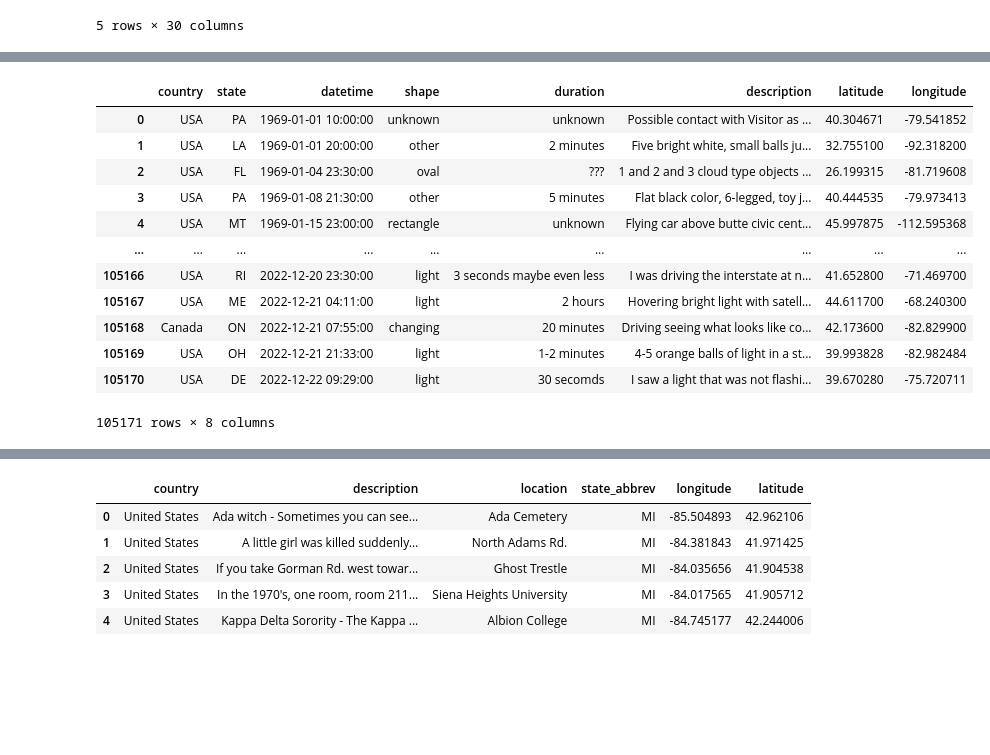
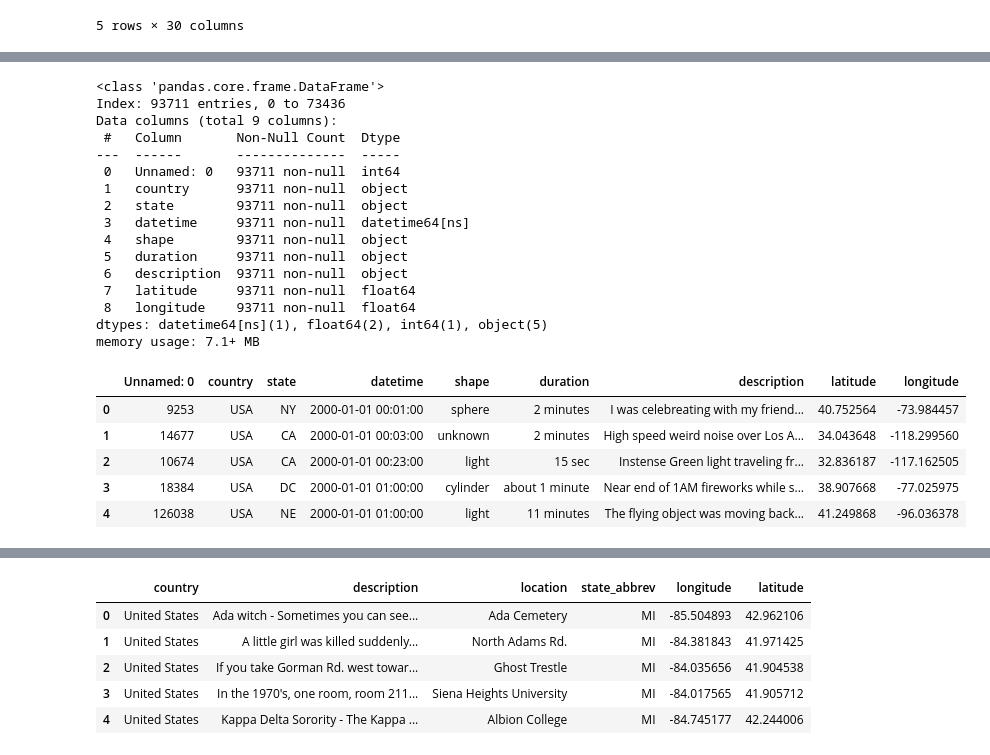
Before and after one commit to Morgen-Henry/supernatural_map, a Jupyter notebook: Data Cleaning/datacleaning.ipynb, the cells around one changed output, grey strips where cells are left out. Drawn from its saved outputs; the diff is of its cells as text; code cells hidden in the pictures; blank space fills up the shorter version.

Commit message:
updated ufo source code and fixed data cleaning notebook

```diff
--- a/Data Cleaning/datacleaning.ipynb
+++ b/Data Cleaning/datacleaning.ipynb
@@ -150,0 +162,4 @@ ufoReports.to_pickle("..//Data Cleaning/resources/uncleaned data/uncleanedUFO.pk
+# %%
+ufo_mid = pd.read_csv("..//Data Cleaning/resources/uncleaned data/timothyrenner-ufo-sightings/ufoMiddle.csv")
+ufo_Middle = pd.DataFrame(ufo_mid)
+ufo_Middle.head()
@@ -150,0 +175,4 @@ ufoReports.to_pickle("..//Data Cleaning/resources/uncleaned data/uncleanedUFO.pk
+# %%
+ufo_top = pd.read_csv("..//Data Cleaning/resources/uncleaned data/timothyrenner-ufo-sightings/ufoUpper.csv")
+ufo_Upper = pd.DataFrame(ufo_top)
+ufo_Upper.head()
@@ -150,0 +188,3 @@ ufoReports.to_pickle("..//Data Cleaning/resources/uncleaned data/uncleanedUFO.pk
+# %%
+ufoReports = pd.concat([ufo_Middle, ufo_Upper])
+ufoReports.head()
@@ -208,18 +256,30 @@ ufo_clean
+# %%
+ufo_clean.info()
+# %% [output]
+<class 'pandas.core.frame.DataFrame'>
+Index: 93711 entries, 0 to 73436
+Data columns (total 9 columns):
+ #   Column       Non-Null Count  Dtype
+---  ------       --------------  -----
+ 0   Unnamed: 0   93711 non-null  int64
+ 1   country      93711 non-null  object
+ 2   state        93711 non-null  object
+ 3   datetime     93711 non-null  datetime64[ns]
+ 4   shape        93711 non-null  object
+ 5   duration     93711 non-null  object
+ 6   description  93711 non-null  object
+ 7   latitude     93711 non-null  float64
+ 8   longitude    93711 non-null  float64
+dtypes: datetime64[ns](1), float64(2), int64(1), object(5)
+memory usage: 7.1+ MB
 # %%
 ufo_sorted = ufo_clean.sort_values('datetime')
 ufo_sorted = ufo_sorted.reset_index(drop=True)
-ufo_sorted
+ufo_sorted.head()
 # %% [output]
-|  | country | state | datetime | shape | duration | description | latitude | longitude |
-| 0 | USA | PA | 1969-01-01 10:00:00 | unknown | unknown | Possible contact with Visitor as ... | 40.304671 | -79.541852 |
-| 1 | USA | LA | 1969-01-01 20:00:00 | other | 2 minutes | Five bright white, small balls ju... | 32.755100 | -92.318200 |
-| 2 | USA | FL | 1969-01-04 23:30:00 | oval | ??? | 1 and 2 and 3 cloud type objects ... | 26.199315 | -81.719608 |
-| 3 | USA | PA | 1969-01-08 21:30:00 | other | 5 minutes | Flat black color, 6-legged, toy j... | 40.444535 | -79.973413 |
-| 4 | USA | MT | 1969-01-15 23:00:00 | rectangle | unknown | Flying car above butte civic cent... | 45.997875 | -112.595368 |
-| ... | ... | ... | ... | ... | ... | ... | ... | ... |
-| 105166 | USA | RI | 2022-12-20 23:30:00 | light | 3 seconds maybe even less | I was driving the interstate at n... | 41.652800 | -71.469700 |
-| 105167 | USA | ME | 2022-12-21 04:11:00 | light | 2 hours | Hovering bright light with satell... | 44.611700 | -68.240300 |
-| 105168 | Canada | ON | 2022-12-21 07:55:00 | changing | 20 minutes | Driving seeing what looks like co... | 42.173600 | -82.829900 |
-| 105169 | USA | OH | 2022-12-21 21:33:00 | light | 1-2 minutes | 4-5 orange balls of light in a st... | 39.993828 | -82.982484 |
-| 105170 | USA | DE | 2022-12-22 09:29:00 | light | 30 secomds | I saw a light that was not flashi... | 39.670280 | -75.720711 |
+|  | Unnamed: 0 | country | state | datetime | shape | duration | description | latitude | longitude |
+| 0 | 9253 | USA | NY | 2000-01-01 00:01:00 | sphere | 2 minutes | I was celebreating with my friend... | 40.752564 | -73.984457 |
+| 1 | 14677 | USA | CA | 2000-01-01 00:03:00 | unknown | 2 minutes | High speed weird noise over Los A... | 34.043648 | -118.299560 |
+| 2 | 10674 | USA | CA | 2000-01-01 00:23:00 | light | 15 sec | Instense Green light traveling fr... | 32.836187 | -117.162505 |
+| 3 | 18384 | USA | DC | 2000-01-01 01:00:00 | cylinder | about 1 minute | Near end of 1AM fireworks while s... | 38.907668 | -77.025975 |
+| 4 | 126038 | USA | NE | 2000-01-01 01:00:00 | light | 11 minutes | The flying object was moving back... | 41.249868 | -96.036378 |
-105171 rows × 8 columns
```
Also changed, not shown: parts of 23 cells of this notebook, 13 other files.
